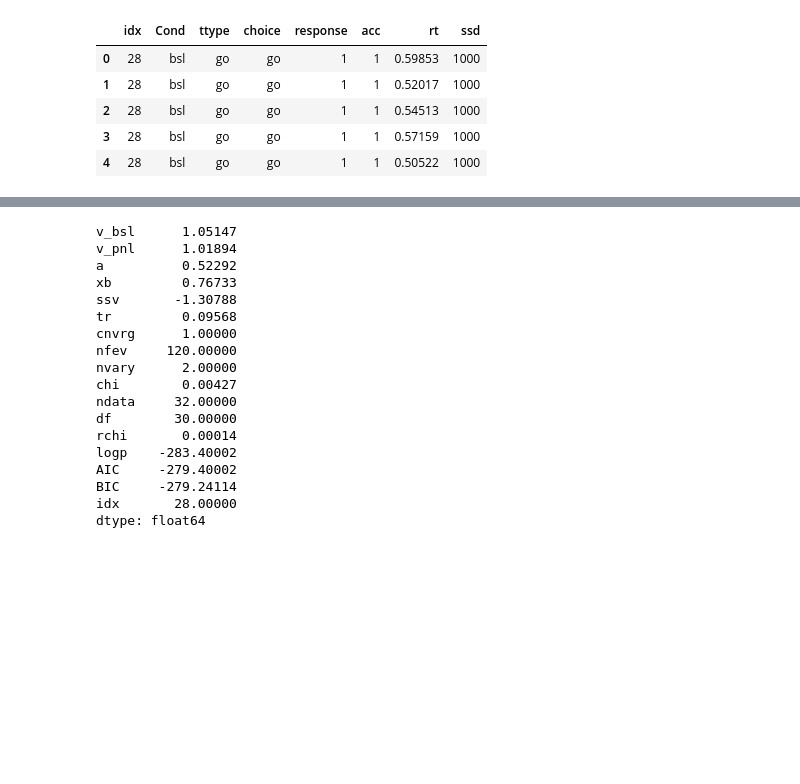
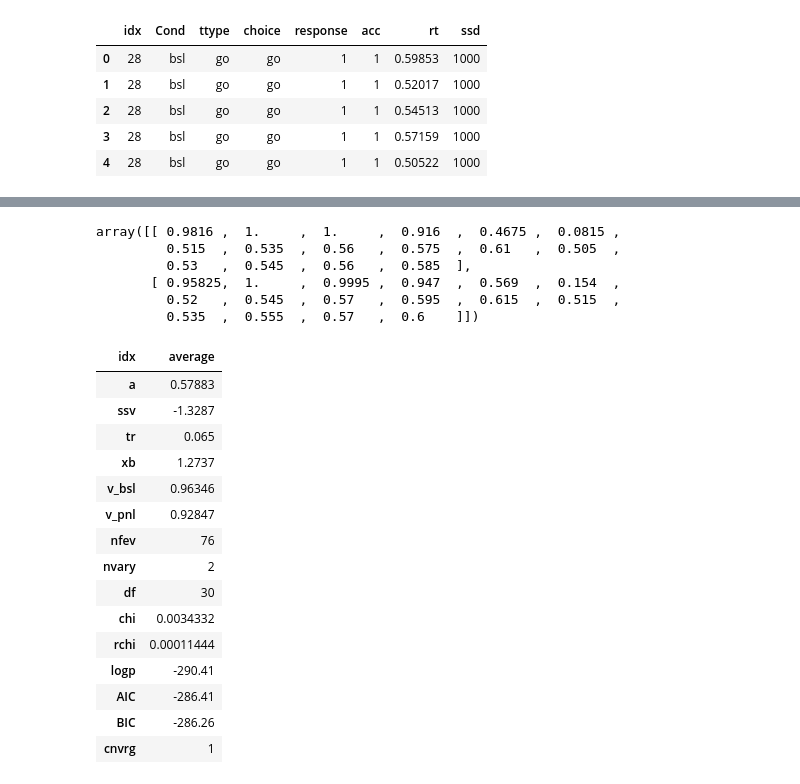
Before and after one commit to CoAxLab/radd, a Jupyter notebook: index.ipynb, the cells around one changed output, grey strips where cells are left out. Cells and saved outputs as stored; diff of their text form; code cells hidden in the pictures; blank space fills up the shorter version.

```diff
--- a/index.ipynb
+++ b/index.ipynb
@@ -74,23 +112,33 @@ Optimization terminated successfully.
+# %%
+# uncomment to save yhatDF as csv file in homedir (not available if in binder)
+# dpm.yhatDF.to_csv("~/dpm_yhat.csv", index=False)
+
+# to get yhat values...
+dpm.yhatDF.loc[:, 'acc':].values
+# %% [output]
+array([[ 0.9816 ,  1.     ,  1.     ,  0.916  ,  0.4675 ,  0.0815 ,
+         0.515  ,  0.535  ,  0.56   ,  0.575  ,  0.61   ,  0.505  ,
+         0.53   ,  0.545  ,  0.56   ,  0.585  ],
+       [ 0.95825,  1.     ,  0.9995 ,  0.947  ,  0.569  ,  0.154  ,
+         0.52   ,  0.545  ,  0.57   ,  0.595  ,  0.615  ,  0.515  ,
+         0.535  ,  0.555  ,  0.57   ,  0.6    ]])
 # %%
 # the fit summary (goodness of fit measures, etc.)
-# is also available in .finfo attr
-dpm.finfo
+dpm.fitDF
 # %% [output]
-v_bsl      1.05147
-v_pnl      1.01894
-a          0.52292
-xb         0.76733
-ssv       -1.30788
-tr         0.09568
-cnvrg      1.00000
-nfev     120.00000
-nvary      2.00000
-chi        0.00427
-ndata     32.00000
-df        30.00000
-rchi       0.00014
-logp    -283.40002
-AIC     -279.40002
-BIC     -279.24114
-idx       28.00000
-dtype: float64
+| idx | average |
+| a | 0.57883 |
+| ssv | -1.3287 |
+| tr | 0.065 |
+| xb | 1.2737 |
+| v_bsl | 0.96346 |
+| v_pnl | 0.92847 |
+| nfev | 76 |
+| nvary | 2 |
+| df | 30 |
+| chi | 0.0034332 |
+| rchi | 0.00011444 |
+| logp | -290.41 |
+| AIC | -286.41 |
+| BIC | -286.26 |
+| cnvrg | 1 |
```
Also changed, not shown: parts of 16 cells of this notebook, 12 other files.
